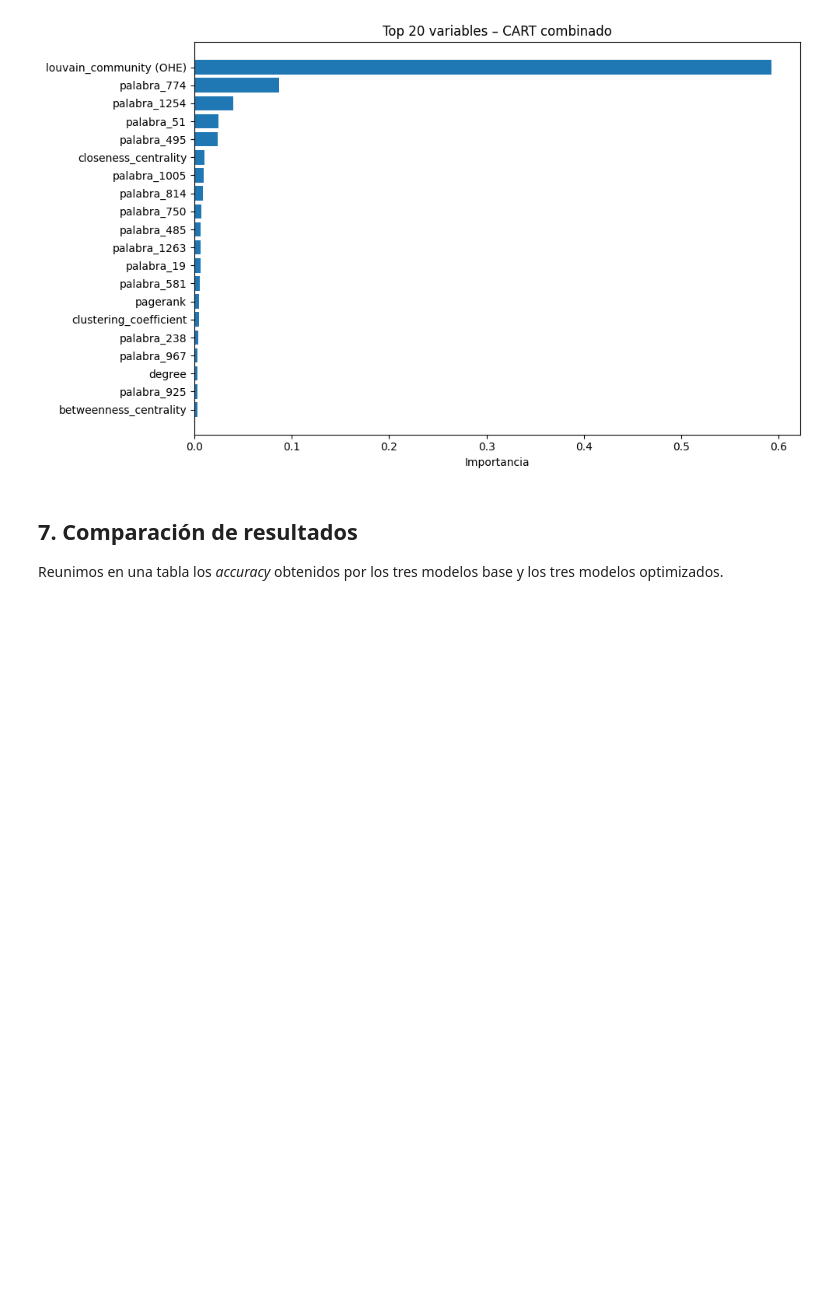
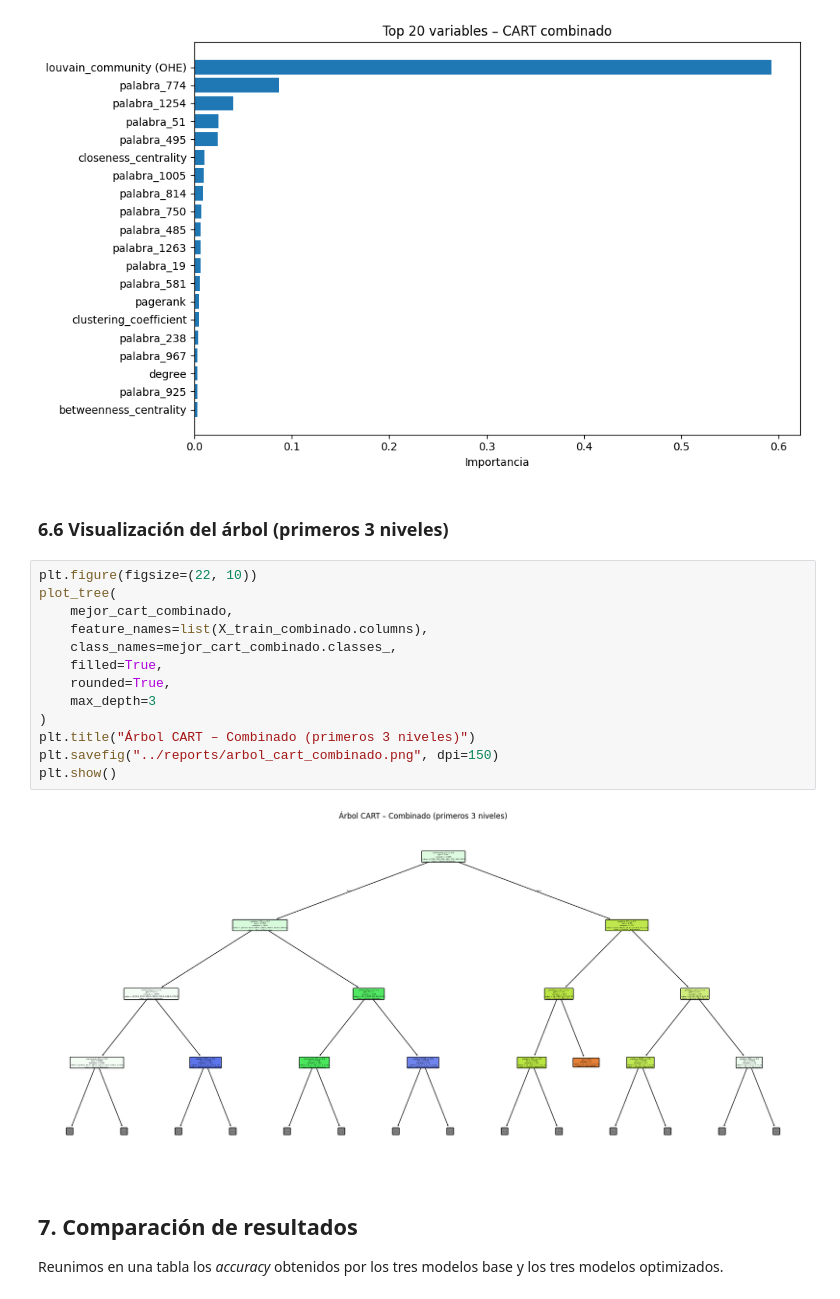
Before and after one commit to enriquepc004/ia-aprendizaje-relacional, a Jupyter notebook: notebooks/04_cart.ipynb, the cells around one changed output. Drawn from its saved outputs; the diff is of its cells as text; blank space fills up the shorter version.

Commit message:
añadir árbol CART para datos combinados

```diff
--- a/notebooks/04_cart.ipynb
+++ b/notebooks/04_cart.ipynb
@@ -803,6 +803,23 @@ Top 20 variables más importantes (modelo combinado, louvain agrupada):
 18              palabra_925    0.003020
 19   betweenness_centrality    0.003010
 [figure]
+# %% [markdown]
+### 6.6 Visualización del árbol (primeros 3 niveles)
+# %%
+plt.figure(figsize=(22, 10))
+plot_tree(
+    mejor_cart_combinado,
+    feature_names=list(X_train_combinado.columns),
+    class_names=mejor_cart_combinado.classes_,
+    filled=True,
+    rounded=True,
+    max_depth=3
+)
+plt.title("Árbol CART – Combinado (primeros 3 niveles)")
+plt.savefig("../reports/arbol_cart_combinado.png", dpi=150)
+plt.show()
+# %% [output]
+[figure, added]
 # %% [markdown]
 ## 7. Comparación de resultados
 
```
Also changed, not shown: 1 other file.
